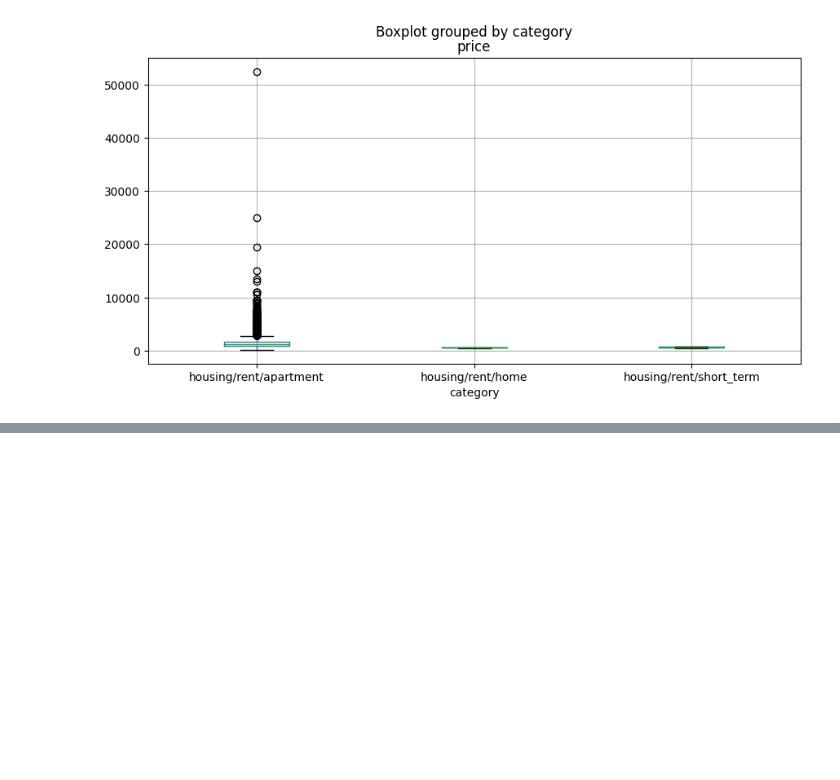
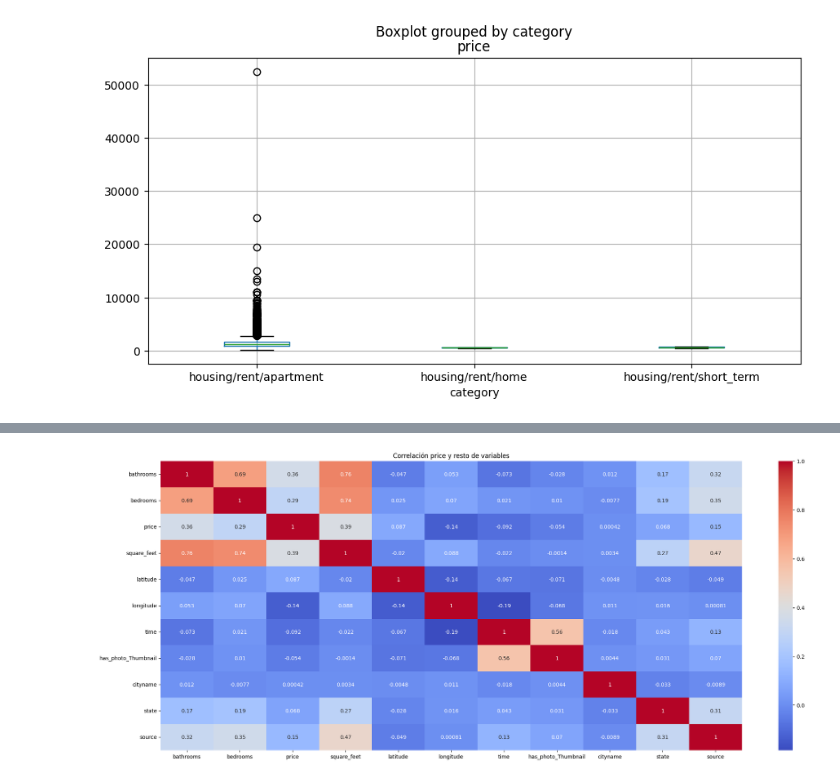
Before and after one commit to ManuelaLizcano/BS-Proyecto1, a Jupyter notebook: Proyecto1/proyecto1.ipynb, the cells around one changed output, grey strips where cells are left out. Saved outputs shown, nothing was run; the diff lists cells and outputs as text; code cells hidden in the pictures; blank space fills up the shorter version.

```diff
--- a/Proyecto1/proyecto1.ipynb
+++ b/Proyecto1/proyecto1.ipynb
@@ -193,0 +460,10 @@ plt.show()
+# %%
+df1 = df1.drop("has_photo_Yes", axis=1)
+# %%
+plt.figure(figsize=(25, 10))
+sns.heatmap(df1.corr(), annot=True, cmap='coolwarm')
+
+plt.title('Correlación price y resto de variables')
+plt.show()
+# %% [output]
+[figure, added]
```
Also changed, not shown: parts of 52 cells of this notebook.
